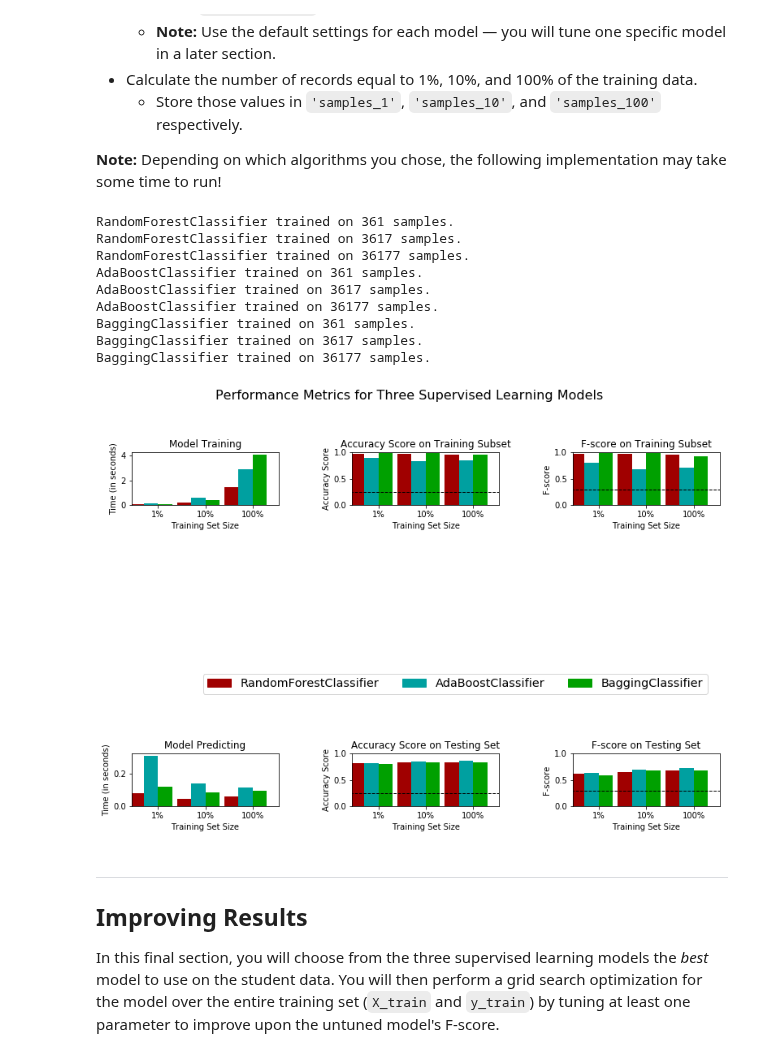
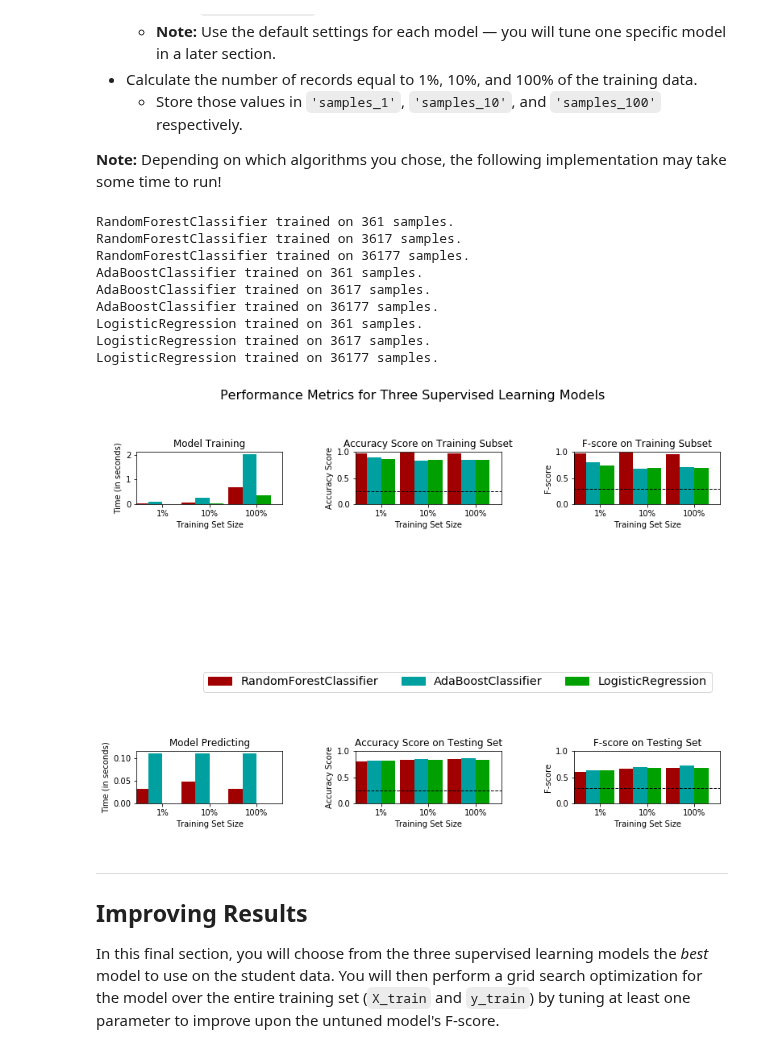
Before and after one commit to jc-udacity/datascientist, a Jupyter notebook: 02_supervised_learning/prj_finding_donnors_charityML/finding_donors.ipynb, the cells around one changed output. Drawn from its saved outputs; the diff is of its cells as text; code cells hidden in the pictures.

Commit message:
new submission to Udacity

```diff
--- a/02_supervised_learning/prj_finding_donnors_charityML/finding_donors.ipynb
+++ b/02_supervised_learning/prj_finding_donnors_charityML/finding_donors.ipynb
@@ -430,43 +452,45 @@ In the code cell, you will need to implement the following:
 # %%
 # TODO: Import the three supervised learning models from sklearn
 from sklearn.ensemble import RandomForestClassifier, AdaBoostClassifier, BaggingClassifier
+from sklearn.linear_model import LogisticRegression
 
 # TODO: Initialize the three models
 # I decide to initialized with all default parameter as I looked forward, and next points will be arround optimization :=)
-clf_A = RandomForestClassifier()
-clf_B = AdaBoostClassifier()
-clf_C = BaggingClassifier()
+# edit after Udacity review
+clf_A = RandomForestClassifier(random_state=42)
+clf_B = AdaBoostClassifier(random_state=42)
+clf_C = LogisticRegression(C=1.0)
 
 # TODO: Calculate the number of samples for 1%, 10%, and 100% of the training data
 # HINT: samples_100 is the entire training set i.e. len(y_train)
 # HINT: samples_10 is 10% of samples_100 (ensure to set the count of the values to be `int` and not `float`)
 # HINT: samples_1 is 1% of samples_100 (ensure to set the count of the values to be `int` and not `float`)
 samples_100 = len(y_train)
-samples_10 = samples_100 // 10 # maybe quotient in the division is not perfect, but this is quick
-samples_1 = samples_100 // 100
+samples_10 = len(y_train) // 10 # edit after Udacity review: I'm sorry but len()/10 doesn't work since numbr of sample must be an integer !!!
+samples_1 = len(y_train) // 100
 
 # Collect results on the learners
 results = {}
 for clf in [clf_A, clf_B, clf_C]:
     clf_name = clf.__class__.__name__
     results[clf_name] = {}
     for i, samples in enumerate([samples_1, samples_10, samples_100]):
         results[clf_name][i] = \
         train_predict(clf, samples, X_train, y_train, X_test, y_test)
 
 # Run metrics visualization for the three supervised learning models chosen
 vs.evaluate(results, accuracy, fscore)
 # %% [output]
 RandomForestClassifier trained on 361 samples.
 RandomForestClassifier trained on 3617 samples.
 RandomForestClassifier trained on 36177 samples.
 AdaBoostClassifier trained on 361 samples.
 AdaBoostClassifier trained on 3617 samples.
 AdaBoostClassifier trained on 36177 samples.
-BaggingClassifier trained on 361 samples.
-BaggingClassifier trained on 3617 samples.
-BaggingClassifier trained on 36177 samples.
+LogisticRegression trained on 361 samples.
+LogisticRegression trained on 3617 samples.
+LogisticRegression trained on 36177 samples.
-[figure, old version]
+[figure, new version]
 # %% [markdown]
 ----
 ## Improving Results
```
Also changed, not shown: parts of 8 cells of this notebook, 1 other file.
